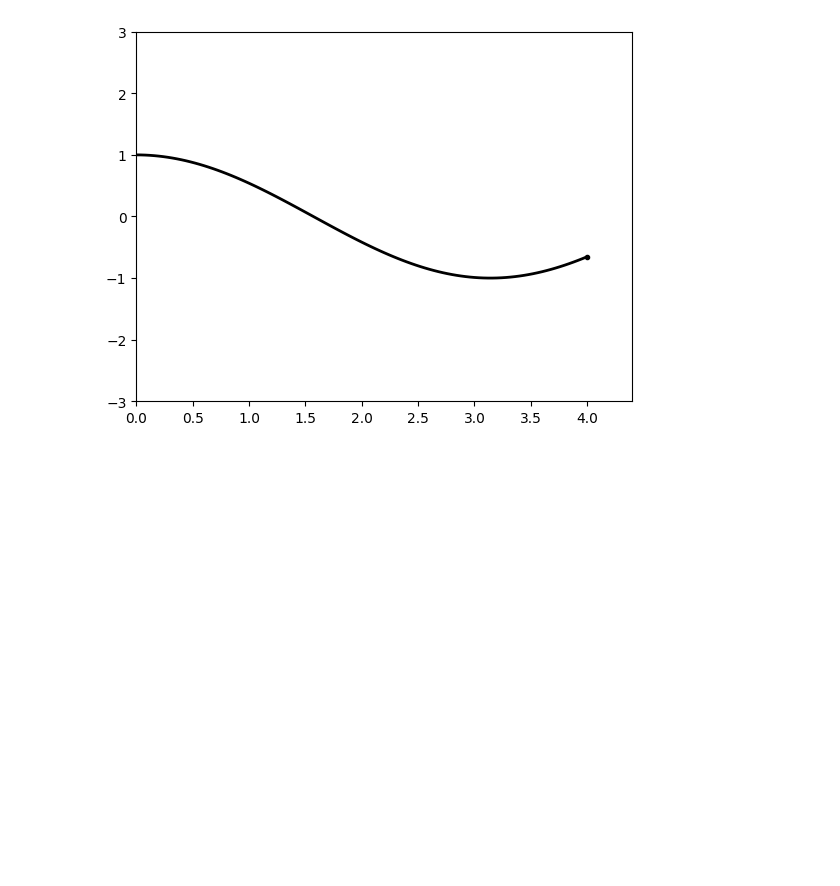
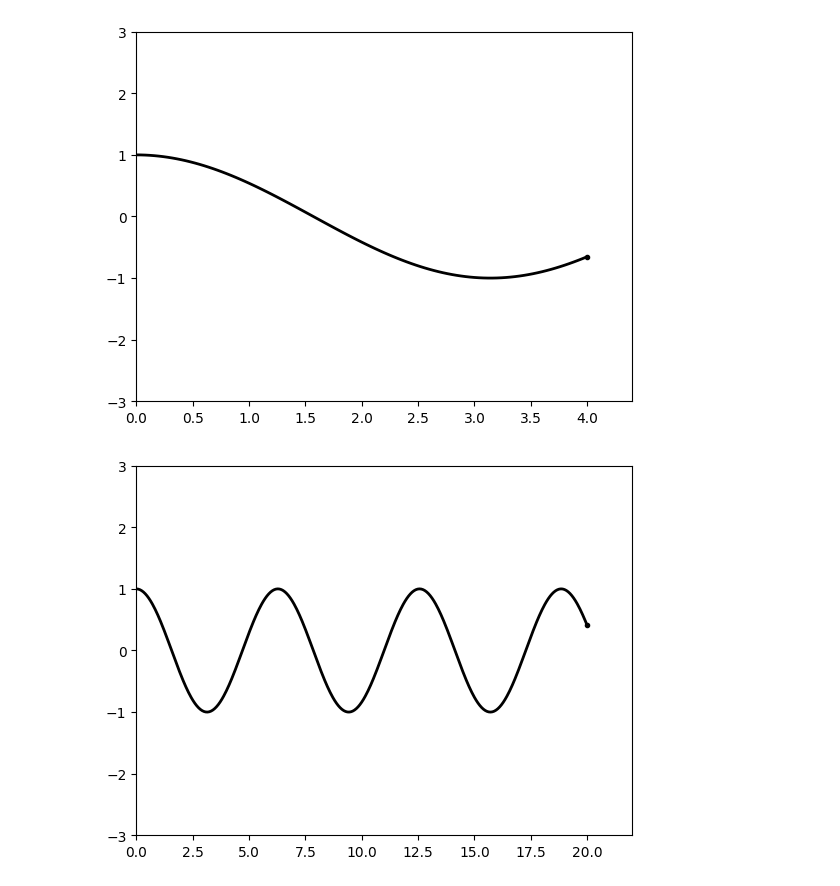
Before and after one commit to ImperialCollegeLondon/ReCoDE-Hamiltonian-Systems-Jax, a Jupyter notebook: docs/04_Simple_harmonic_oscillator.ipynb, the cells around one changed output. Saved outputs shown, nothing was run; the diff lists cells and outputs as text; code cells hidden in the pictures; blank space fills up the shorter version.

```diff
--- a/docs/04_Simple_harmonic_oscillator.ipynb
+++ b/docs/04_Simple_harmonic_oscillator.ipynb
@@ -113,3 +113,22 @@ fig, ax = plt.subplots(1, 1)
 harmonic_oscillator.plot_trajectory(trajectory, t_span, ax)
 # %% [output]
 [figure]
+# %%
+import jax.numpy as jnp
+import matplotlib.pyplot as plt
+
+from hdynamics.dynamics.harmonic_oscillator import HarmonicOscillator
+from hdynamics.data import generate_trajectory
+
+
+harmonic_oscillator = HarmonicOscillator()
+
+initial_condition = jnp.array([1.0, 0.0])
+
+trajectory, t_span = harmonic_oscillator.generate_trajectory(initial_condition, 0.04)
+
+fig, ax = plt.subplots(1, 1)
+
+harmonic_oscillator.plot_trajectory(trajectory, t_span, ax)
+# %% [output]
+[figure, added]
```
Also changed, not shown: 3 other files.
